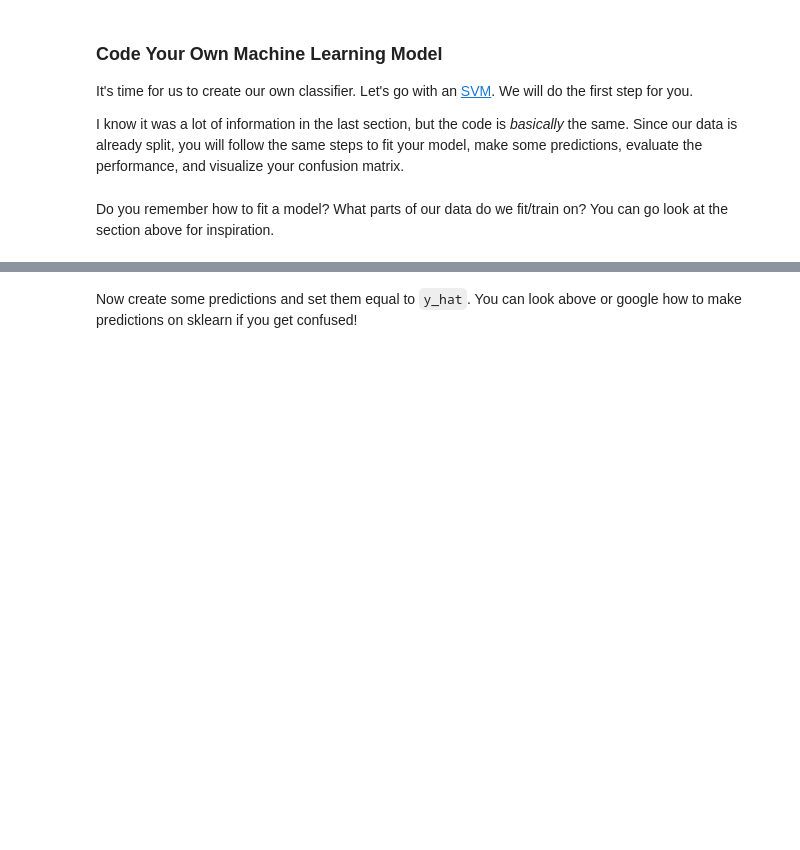
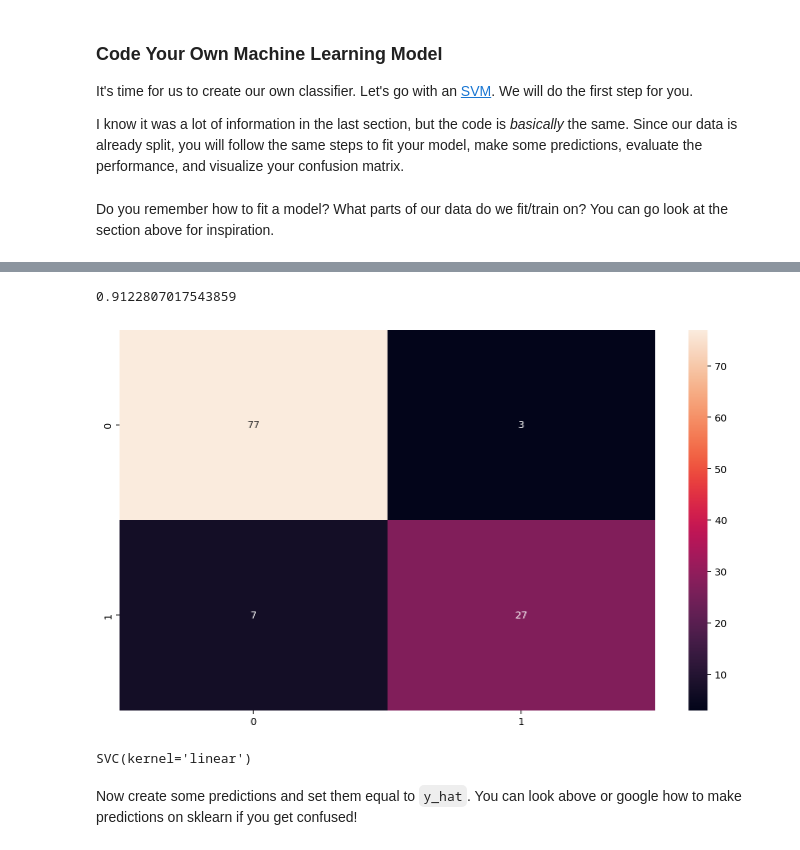
Before and after one commit to gprasad125/SC22-Batch-D-python-enjoyers, a Jupyter notebook: Brycinea/week2/Cancer_detection.ipynb, the cells around one changed output, grey strips where cells are left out. Cells and saved outputs as stored; diff of their text form; code cells hidden in the pictures; blank space fills up the shorter version.

```diff
--- a/Brycinea/week2/Cancer_detection.ipynb
+++ b/Brycinea/week2/Cancer_detection.ipynb
@@ -290,0 +402,7 @@ Do you remember how to fit a model? What parts of our data do we fit/train on? Y
+# %%
+from sklearn.ensemble import HistGradientBoostingClassifier as HGBC
+model_3 = HGBC()
+# %%
+model_3 = model_3.fit(x_train, y_train)
+# %%
+y_hat = model_3.predict(x_test)
@@ -290,0 +415,8 @@ Do you remember how to fit a model? What parts of our data do we fit/train on? Y
+# %%
+sns.heatmap(confusion_matrix(y_test, y_hat), annot=True, fmt='g')
+comparisons = np.array(y_hat == y_test)
+accuracy = comparisons.mean()
+accuracy
+# %% [output]
+0.9122807017543859
+[figure, added]
@@ -291,5 +429,8 @@ Do you remember how to fit a model? What parts of our data do we fit/train on? Y
 # %%
 #fit your model
+model_1.fit(x_train, y_train)
+# %% [output]
+SVC(kernel='linear')
 # %% [markdown]
 Now create some predictions and set them equal to `y_hat`. You can look above or google how to make predictions on sklearn if you get confused!
 # %%
```
Also changed, not shown: parts of 32 cells of this notebook, 38 other files.
